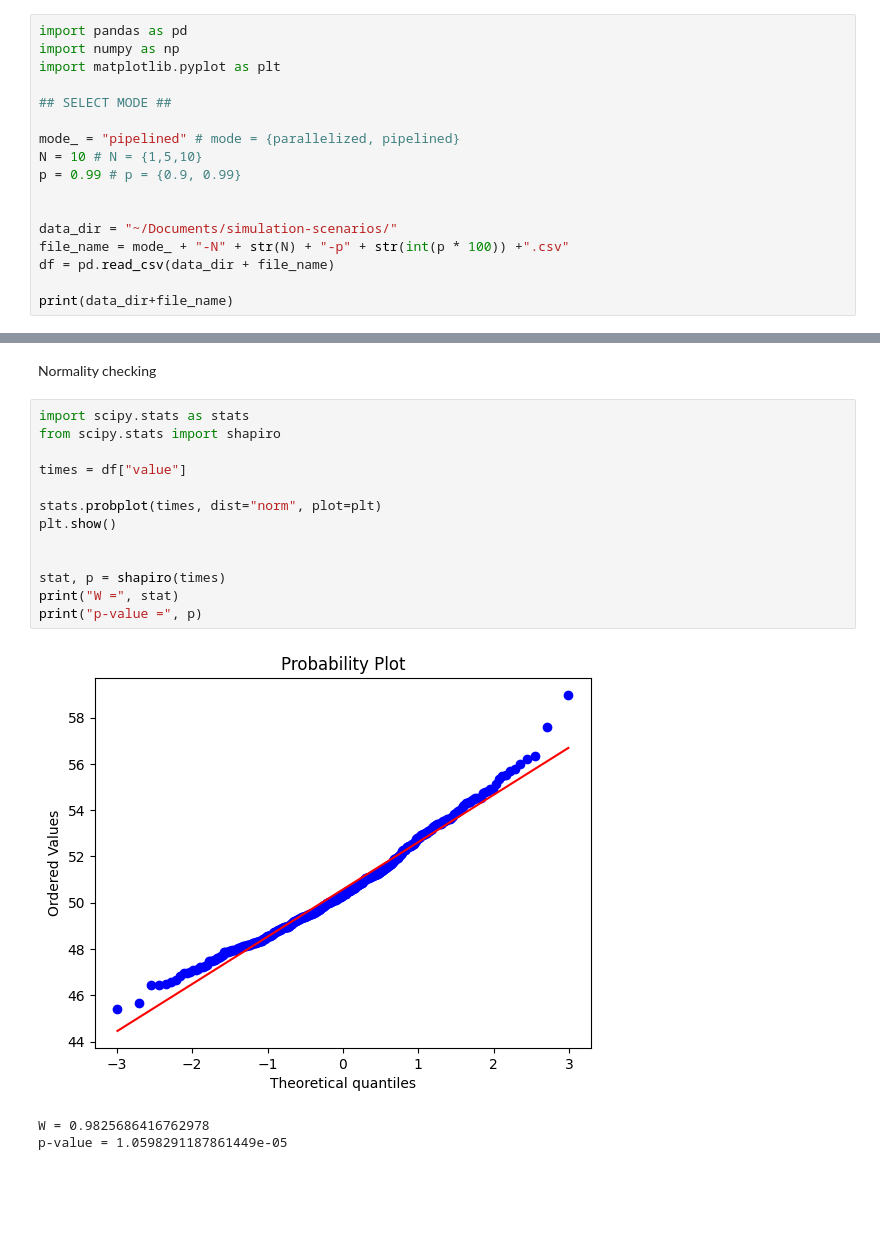
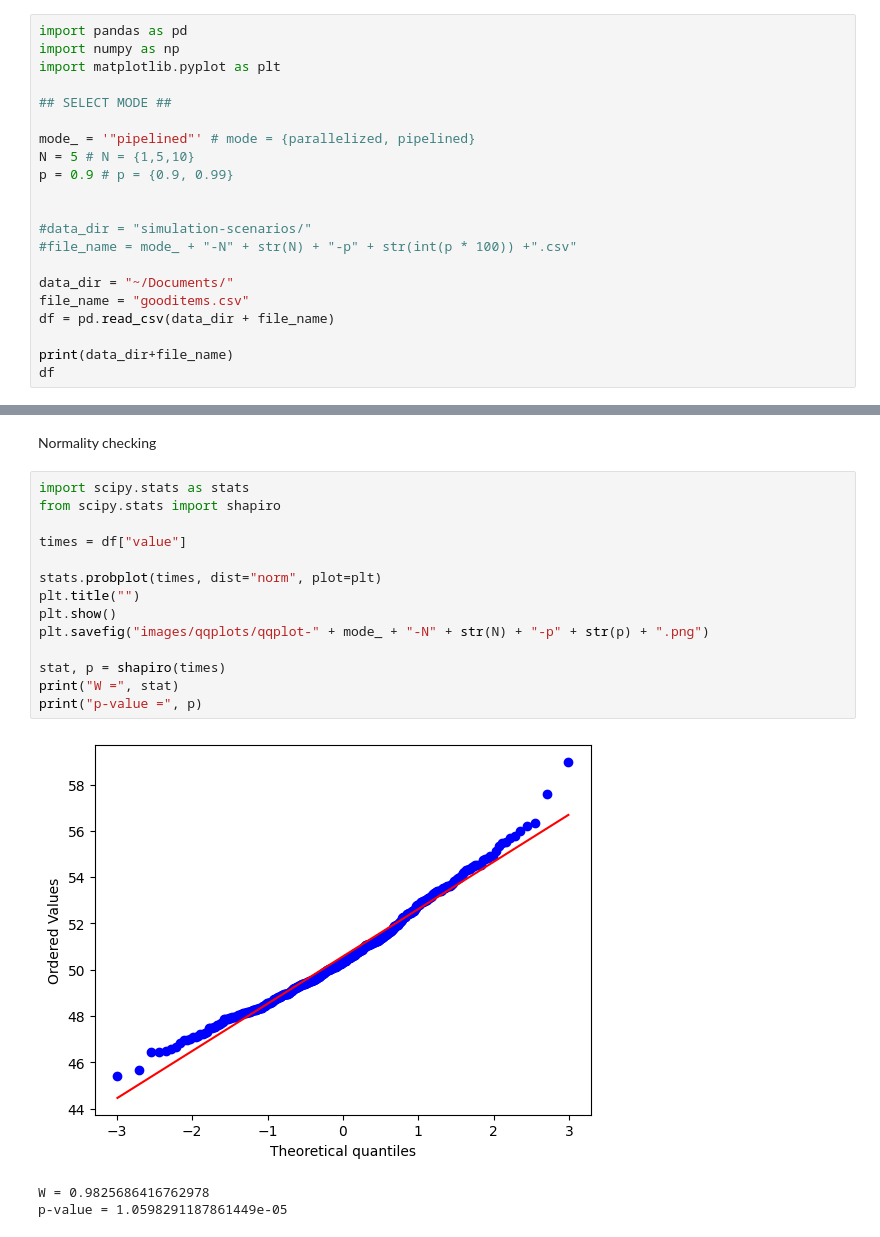
Before and after one commit to erni-de/factory-simulation, a Jupyter notebook: analysis.ipynb, the cells around one changed output, grey strips where cells are left out. Saved outputs shown, nothing was run; the diff lists cells and outputs as text; blank space fills up the shorter version.

```diff
--- a/analysis.ipynb
+++ b/analysis.ipynb
@@ -13,14 +13,18 @@ import matplotlib.pyplot as plt
 
 ## SELECT MODE ##
 
-mode_ = "pipelined" # mode = {parallelized, pipelined}
-N = 10 # N = {1,5,10}
-p = 0.99 # p = {0.9, 0.99}
+mode_ = '"pipelined"' # mode = {parallelized, pipelined}
+N = 5 # N = {1,5,10}
+p = 0.9 # p = {0.9, 0.99}
 
 
-data_dir = "~/Documents/simulation-scenarios/"
-file_name = mode_ + "-N" + str(N) + "-p" + str(int(p * 100)) +".csv"
+#data_dir = "simulation-scenarios/"
+#file_name = mode_ + "-N" + str(N) + "-p" + str(int(p * 100)) +".csv"
+
+data_dir = "~/Documents/"
+file_name = "gooditems.csv"
 df = pd.read_csv(data_dir + file_name)
 
 print(data_dir+file_name)
+df
 # %% [output]
@@ -61,18 +94,19 @@ Normality checking
 # %%
 import scipy.stats as stats
 from scipy.stats import shapiro
 
 times = df["value"]
 
 stats.probplot(times, dist="norm", plot=plt)
+plt.title("")
 plt.show()
-
+plt.savefig("images/qqplots/qqplot-" + mode_ + "-N" + str(N) + "-p" + str(p) + ".png")
 
 stat, p = shapiro(times)
 print("W =", stat)
 print("p-value =", p)
 # %% [output]
-[figure, old version]
+[figure, new version]
 W = 0.9825686416762978
 p-value = 1.0598291187861449e-05
 # %%
```
Also changed, not shown: parts of 5 cells of this notebook, 14 other files.
